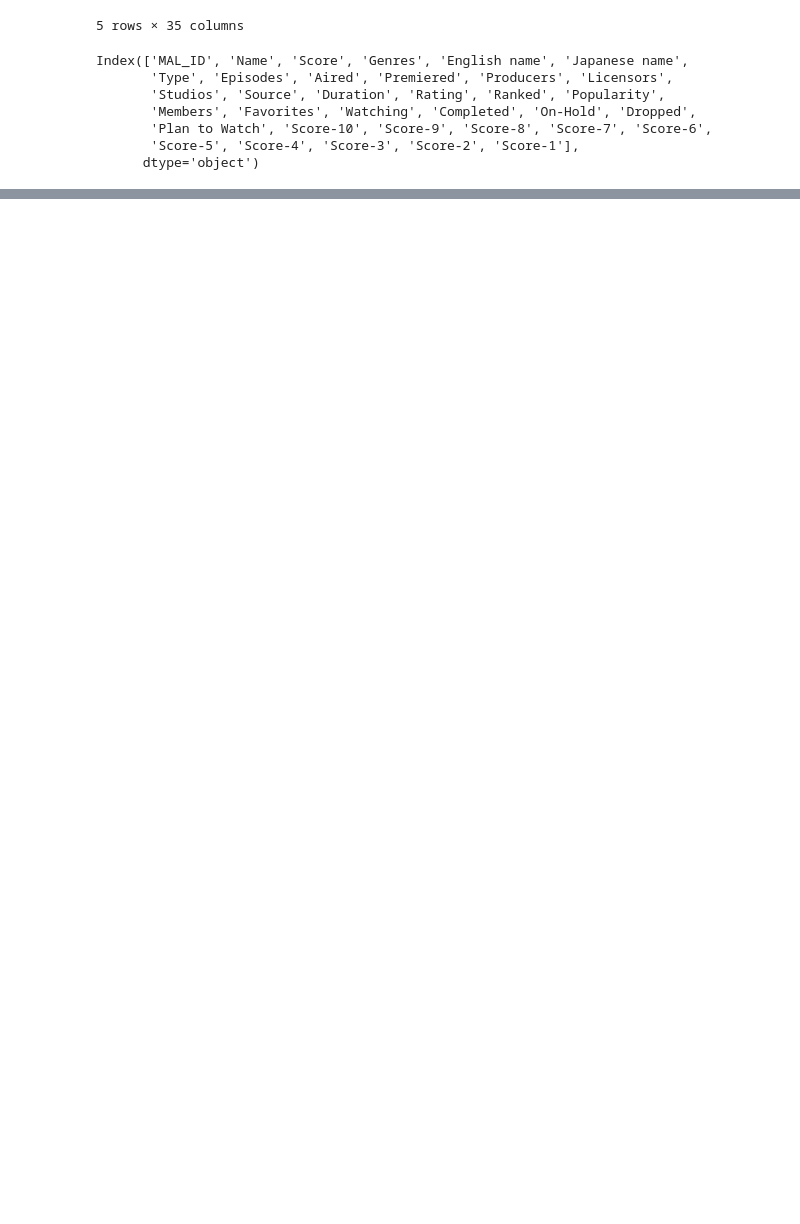
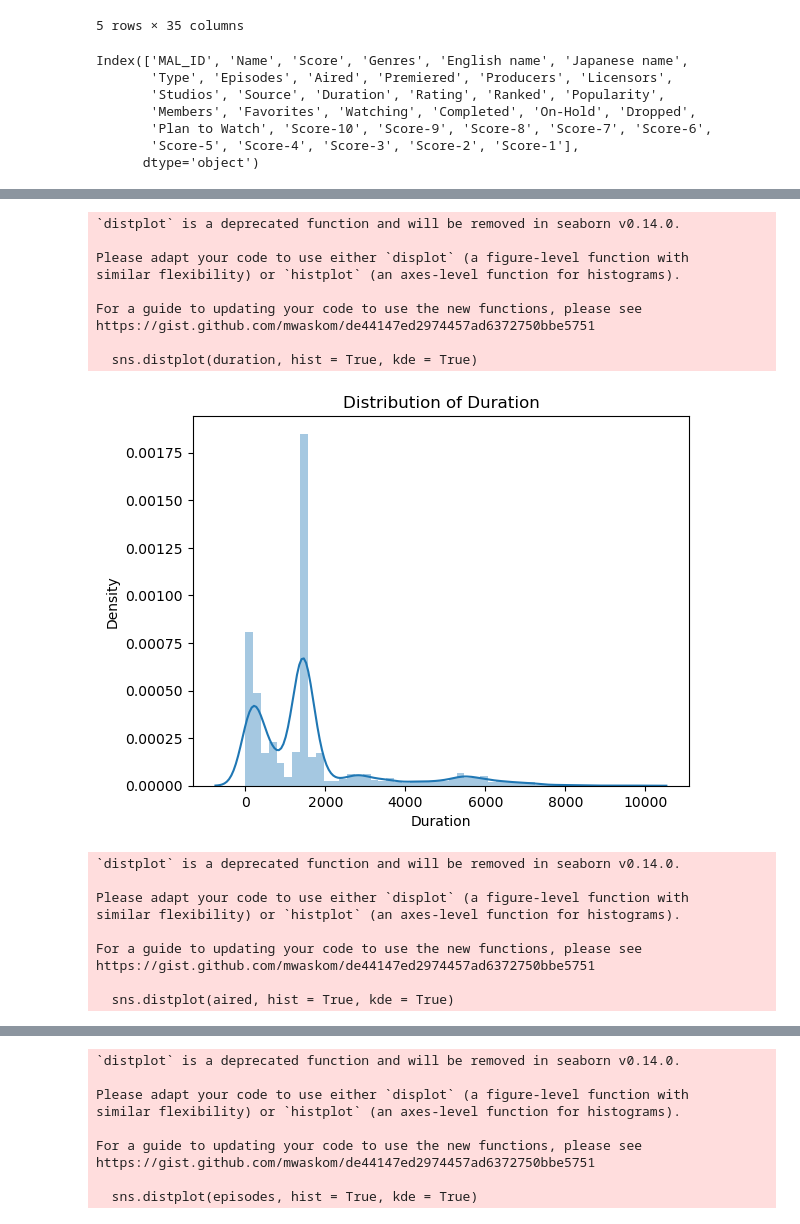
Before and after one commit to AlFarabiDHK/Anime-Recommender, a Jupyter notebook: mal.ipynb, the cells around one changed output, grey strips where cells are left out. Drawn from its saved outputs; the diff is of its cells as text; code cells hidden in the pictures; blank space fills up the shorter version.

```diff
--- a/mal.ipynb
+++ b/mal.ipynb
@@ -122,7 +105,12 @@ print(len(df[df["Episodes"] == "Unknown"]["Name"]))
 print(df[df["Episodes"] == "Unknown"]["Name"].head(10))
 # Drop all rows with 'Unknown' in the 'Episodes' column (All ongoing anime or missing data)
 df = df[df['Episodes'] != 'Unknown']
-print(df.columns)
+print(len(df[df["Score"] == "Unknown"]["Name"]))
+print(df[df["Score"] == "Unknown"]["Name"].head(10))
+# Drop all rows with 'Unknown' in the 'Score' column (I'm thinking of using score as Y)
+df = df[df['Score'] != 'Unknown']
+df = df[df['Ranked'] != 'Unknown']
+df = df[df['Aired'] != 'Unknown']
 # %% [output]
 516
 11                     One Piece
@@ -163,0 +202,13 @@ Name: Name, dtype: object
+# %%
+# convert score into float
+df['Score'] = df['Score'].astype(float)
+df['Episodes'] = df['Episodes'].astype(np.int64)
+df['Popularity'] = df['Popularity'].astype(np.int64)
+df['Members'] = df['Members'].astype(np.int64)
+df['Completed'] = df['Completed'].astype(np.int64)
+df['Dropped'] = df['Dropped'].astype(np.int64)
+df['Ranked'] = df['Ranked'].astype(float)
+df['Plan to Watch'] = df['Plan to Watch'].astype(np.int64)
+print(df['Ranked'].head())
+for each in df.columns:
+    print(each, df[each].dtype)
@@ -163,0 +233,45 @@ Name: Name, dtype: object
+# %%
+import seaborn as sns
+
+# Drop NaN values from 'Duration' column
+duration = df['Duration'].dropna()
+aired = df['Aired'].dropna()
+episodes = df['Episodes'].dropna()
+
+# Create a histogram with a density curve
+sns.distplot(duration, hist = True, kde = True)
+
+plt.title('Distribution of Duration')
+plt.xlabel('Duration')
+plt.ylabel('Density')
+plt.show()
+sns.distplot(aired, hist = True, kde = True)
+plt.title('Distribution of Aired')
+plt.xlabel('Aired')
+plt.ylabel('Density')
+plt.show()
+sns.distplot(episodes, hist = True, kde = True)
+plt.title('Distribution of Episodes')
+plt.xlabel('Episodes')
+plt.ylabel('Density')
+plt.show()
+# %% [output]
+`distplot` is a deprecated function and will be removed in seaborn v0.14.0.
+
+Please adapt your code to use either `displot` (a figure-level function with
+similar flexibility) or `histplot` (an axes-level function for histograms).
+
+For a guide to updating your code to use the new functions, please see
+https://gist.github.com/mwaskom/de44147ed2974457ad6372750bbe5751
+
+  sns.distplot(duration, hist = True, kde = True)
+[figure, added]
+`distplot` is a deprecated function and will be removed in seaborn v0.14.0.
+
+Please adapt your code to use either `displot` (a figure-level function with
+similar flexibility) or `histplot` (an axes-level function for histograms).
+
+For a guide to updating your code to use the new functions, please see
+https://gist.github.com/mwaskom/de44147ed2974457ad6372750bbe5751
+
+  sns.distplot(aired, hist = True, kde = True)
@@ -163,0 +279,9 @@ Name: Name, dtype: object
+`distplot` is a deprecated function and will be removed in seaborn v0.14.0.
+
+Please adapt your code to use either `displot` (a figure-level function with
+similar flexibility) or `histplot` (an axes-level function for histograms).
+
+For a guide to updating your code to use the new functions, please see
+https://gist.github.com/mwaskom/de44147ed2974457ad6372750bbe5751
+
+  sns.distplot(episodes, hist = True, kde = True)
```
Also changed, not shown: parts of 23 cells of this notebook.
